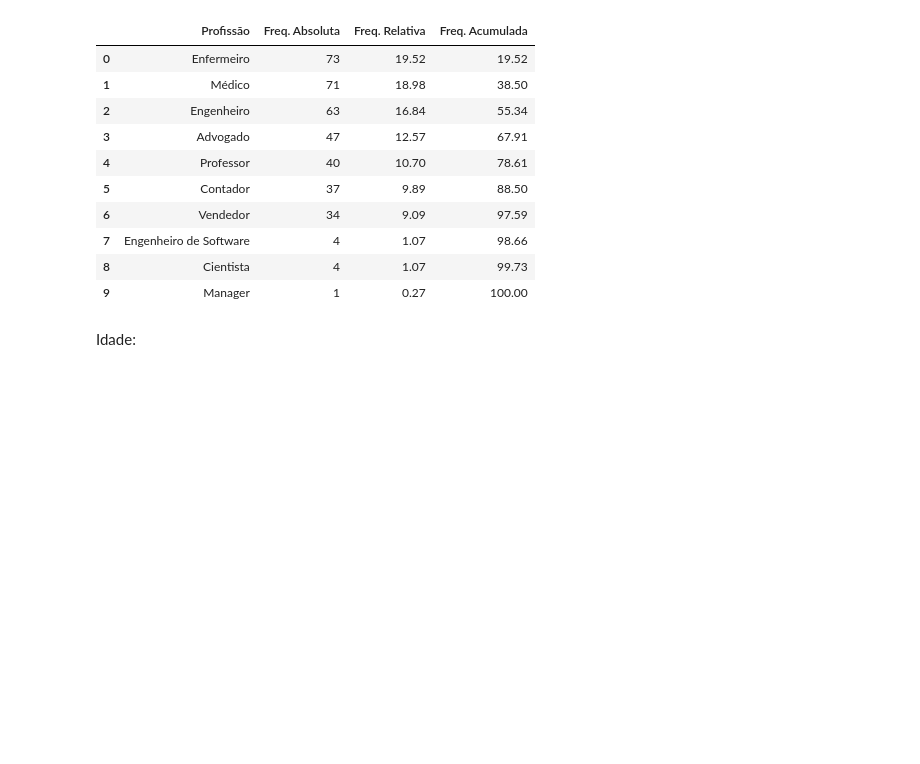
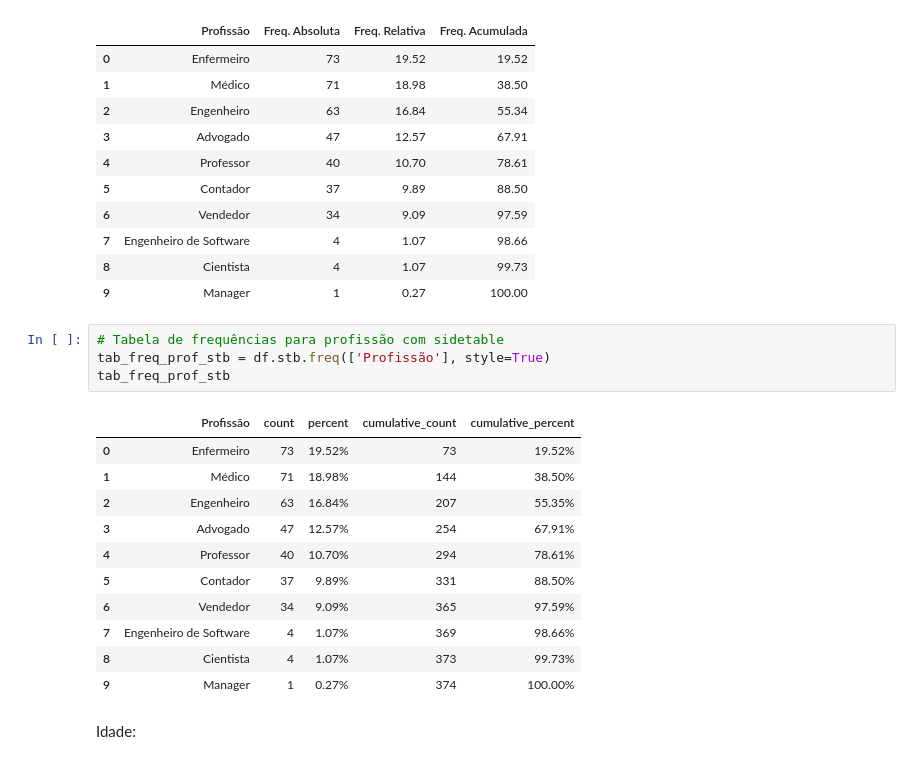
Before and after one commit to arqmarcel/saude_funcionarios, a Jupyter notebook: notebooks/analise_sono.ipynb, the cells around one changed output. Drawn from its saved outputs; the diff is of its cells as text; blank space fills up the shorter version.

```diff
--- a/notebooks/analise_sono.ipynb
+++ b/notebooks/analise_sono.ipynb
@@ -87,6 +96,22 @@ tab_freq_prof
 | 7 | Engenheiro de Software | 4 | 1.07 | 98.66 |
 | 8 | Cientista | 4 | 1.07 | 99.73 |
 | 9 | Manager | 1 | 0.27 | 100.00 |
+# %%
+# Tabela de frequências para profissão com sidetable
+tab_freq_prof_stb = df.stb.freq(['Profissão'], style=True)
+tab_freq_prof_stb
+# %% [output]
+|  | Profissão | count | percent | cumulative_count | cumulative_percent |
+| 0 | Enfermeiro | 73 | 19.52% | 73 | 19.52% |
+| 1 | Médico | 71 | 18.98% | 144 | 38.50% |
+| 2 | Engenheiro | 63 | 16.84% | 207 | 55.35% |
+| 3 | Advogado | 47 | 12.57% | 254 | 67.91% |
+| 4 | Professor | 40 | 10.70% | 294 | 78.61% |
+| 5 | Contador | 37 | 9.89% | 331 | 88.50% |
+| 6 | Vendedor | 34 | 9.09% | 365 | 97.59% |
+| 7 | Engenheiro de Software | 4 | 1.07% | 369 | 98.66% |
+| 8 | Cientista | 4 | 1.07% | 373 | 99.73% |
+| 9 | Manager | 1 | 0.27% | 374 | 100.00% |
 # %% [markdown]
 Idade:
 # %%
```
Also changed, not shown: parts of 6 cells of this notebook, 2 other files.
